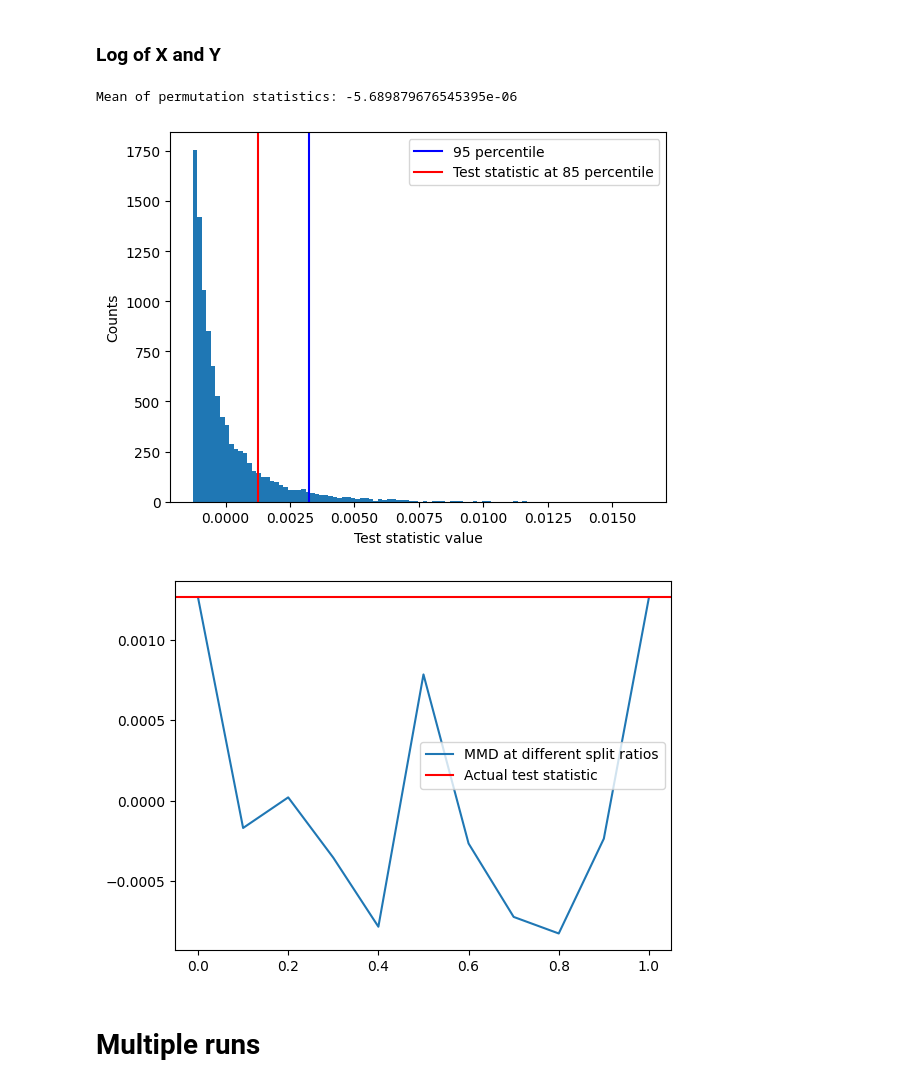
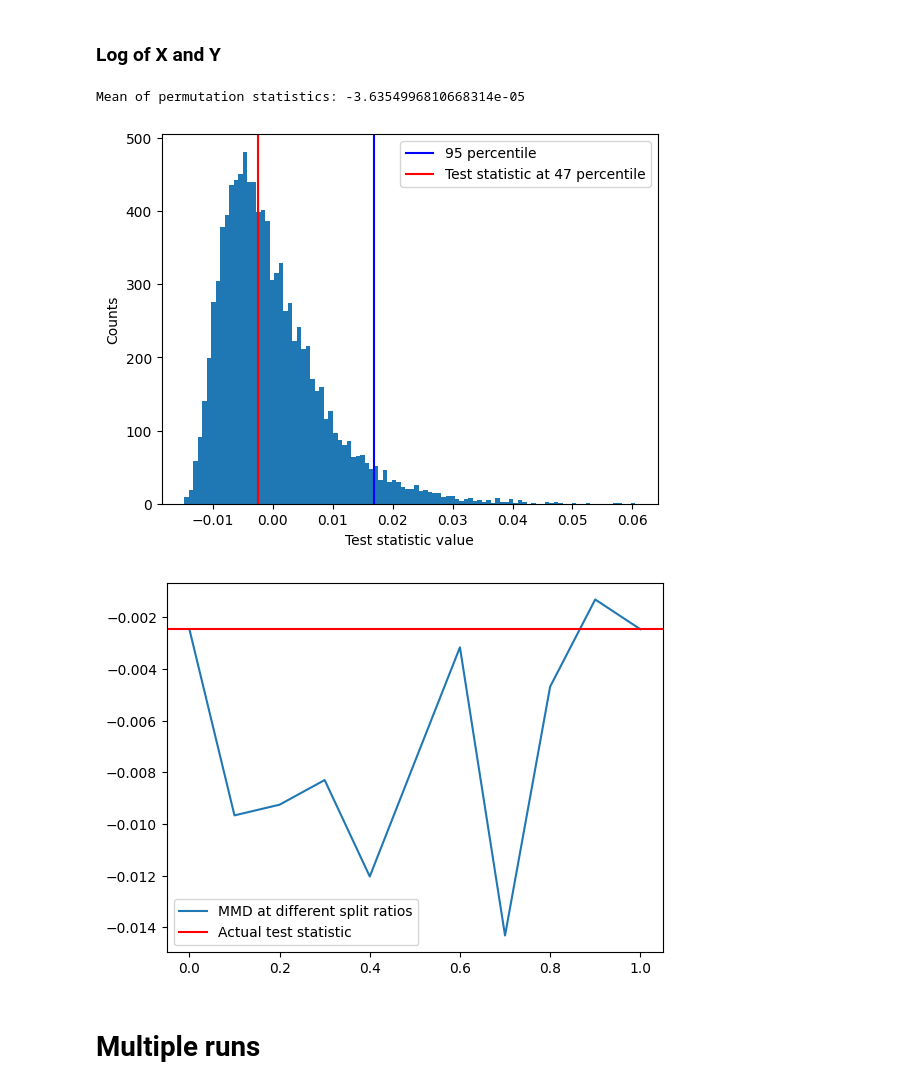
Before and after one commit to luchungi/ds3_kernel_testing, a Jupyter notebook: ksig_sample_test.ipynb, the cells around one changed output. Drawn from its saved outputs; the diff is of its cells as text; code cells hidden in the pictures.

Commit message:
Combine multiple runs with Heston sims

```diff
--- a/ksig_sample_test.ipynb
+++ b/ksig_sample_test.ipynb
@@ -30,6 +41,8 @@ difference = True
 # Generate Data
 # %%
 X = ksig.tests.gen_GBM_path(mu=0.1, sigma=0.2, dt=dt, n_paths=n_samples, seq_len=sample_len, seed=X_seed).astype(np.float32) * initial_value
-log_X = np.log(X)
-Y = ksig.tests.gen_GBM_path(0.1, 0.3, dt, n_samples, sample_len, seed=Y_seed).astype(np.float32) * initial_value
-log_Y = np.log(Y)
+# Y = ksig.tests.gen_GBM_path(0.1, 0.3, dt, n_samples, sample_len, seed=Y_seed).astype(np.float32) * initial_value
+Y = ksig.tests.gen_Heston_path(mu=0.1, v0=0.04, kappa=0.1, theta=0.04, sigma=0.2, rho=-0.5,
+                               dt=dt, n_paths=n_samples, seq_len=sample_len, seed=X_seed).astype(np.float32) * initial_value
+# Y = ksig.tests.gen_OU_path(kappa=1.0, theta=1.0, sigma=0.2,
+#                                dt=dt, n_paths=n_samples, seq_len=sample_len, seed=X_seed).astype(np.float32) * initial_value
@@ -41,5 +48,0 @@ log_Y = np.log(Y)
-# %%
-Y = ksig.tests.gen_OU_path(kappa=1.0, theta=1.0, sigma=0.2,
-                               dt=dt, n_paths=n_samples, seq_len=sample_len, seed=X_seed).astype(np.float32) * initial_value
-log_Y = np.log(Y)
-Y.shape
@@ -53,0 +51,24 @@ X.shape, Y.shape
+# %%
+log_X = np.log(X)
+log_Y = np.log(Y)
+
+if cumsum:
+    X = X.cumsum(axis=1)
+    Y = Y.cumsum(axis=1)
+    log_X = log_X.cumsum(axis=1)
+    log_Y = log_Y.cumsum(axis=1)
+
+if leadlag:
+    X = lead_lag_transformation(X)
+    Y = lead_lag_transformation(Y)
+    log_X = lead_lag_transformation(log_X)
+    log_Y = lead_lag_transformation(log_Y)
+
+if time_dimension:
+    t = np.linspace(0, dt * sample_len, sample_len).reshape(1,-1, 1).repeat(n_samples, axis=0)
+    X = np.concatenate([t, X], axis=-1)
+    Y = np.concatenate([t, Y], axis=-1)
+    log_X = np.concatenate([t, log_X], axis=-1)
+    log_Y = np.concatenate([t, log_Y], axis=-1)
+
+X.shape, Y.shape, log_X.shape, log_Y.shape
@@ -83,7 +110,3 @@ Variance: 0.005307486280798912 / 0.010770384222269058
 # MMD Two Sample Test
 # %% [markdown]
 ### Permutation Test
-# %%
-static_kernel = ksig.static.kernels.LinearKernel()
-# static_kernel = ksig.static.kernels.RBFKernel(lengthscale=0.5)
-# static_kernel = ksig.static.kernels.PolynomialKernel(degree=1)
@@ -111,11 +134,11 @@ Mean of permutation statistics: -2.0993268587927716e-07
 # %% [markdown]
 ### Log of X and Y
 # %%
-mmd_XY, null_mmd = ksig.tests.sig_kernel_test(np.log(X), np.log(Y), n_levels=n_levels, static_kernel=static_kernel, num_permutations=num_permutations, percentile=percentile)
+mmd_XY, null_mmd = ksig.tests.sig_kernel_test(log_X, log_Y, n_levels=n_levels, static_kernel=static_kernel, num_permutations=num_permutations, percentile=percentile)
 print(f'Mean of permutation statistics: {np.mean(null_mmd)}')
 # %% [output]
-Mean of permutation statistics: -5.689879676545395e-06
+Mean of permutation statistics: -3.6354996810668314e-05
-[figure, old version]
+[figure, new version]
-[figure, old version]
+[figure, new version]
 # %% [markdown]
 # Multiple runs
```
Also changed, not shown: parts of 23 cells of this notebook.
